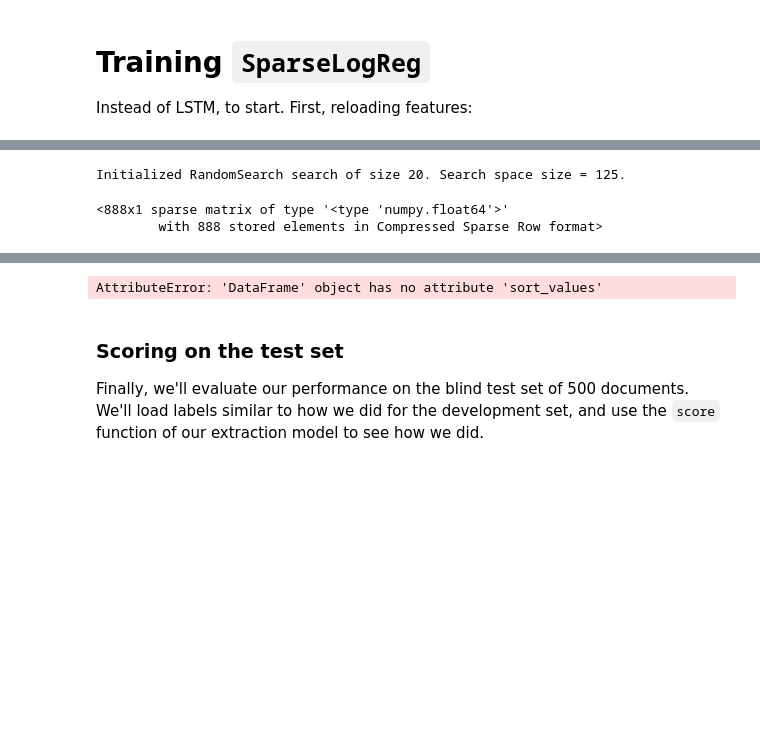
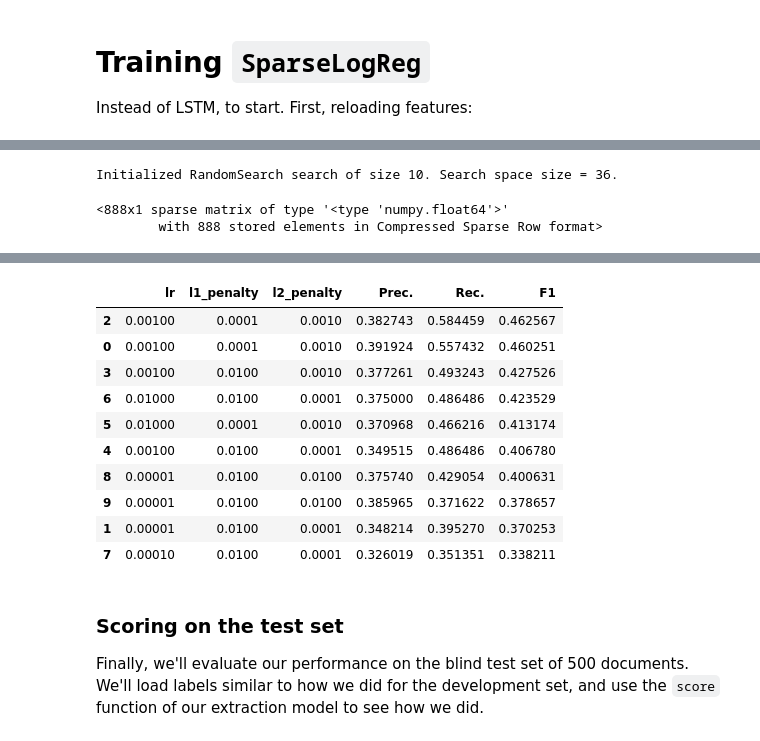
Before and after one commit to tsaxena/snorkel, a Jupyter notebook: tutorials/cdr/CDR_Tutorial_3.ipynb, the cells around one changed output, grey strips where cells are left out. Cells and saved outputs as stored; diff of their text form; code cells hidden in the pictures; blank space fills up the shorter version.

```diff
--- a/tutorials/cdr/CDR_Tutorial_3.ipynb
+++ b/tutorials/cdr/CDR_Tutorial_3.ipynb
@@ -61,13 +55,13 @@ from snorkel.learning.utils import MentionScorer
 from snorkel.learning import RandomSearch, ListParameter, RangeParameter
 
 # Searching over learning rate
-rate_param = RangeParameter('lr', 1e-6, 1e-2, step=1, log_base=10)
-l1_param  = RangeParameter('l1_penalty', 1e-6, 1e-2, step=1, log_base=10)
-l2_param  = RangeParameter('l2_penalty', 1e-6, 1e-2, step=1, log_base=10)
+rate_param = RangeParameter('lr', 1e-5, 1e-2, step=1, log_base=10)
+l1_param  = RangeParameter('l1_penalty', 1e-4, 1e-2, step=1, log_base=10)
+l2_param  = RangeParameter('l2_penalty', 1e-4, 1e-2, step=1, log_base=10)
 
-searcher = RandomSearch(session, disc_model, F_train, train_marginals, [rate_param, l1_param, l2_param], n=20)
+searcher = RandomSearch(session, disc_model, F_train, train_marginals, [rate_param, l1_param, l2_param], n=10)
 # %% [output]
-Initialized RandomSearch search of size 20. Search space size = 125.
+Initialized RandomSearch search of size 10. Search space size = 36.
 # %%
 from snorkel.annotations import load_gold_labels
 L_gold_dev = load_gold_labels(session, annotator_name='gold', split=1)
@@ -78,6 +72,6 @@ L_gold_dev
 # %%
 import numpy as np
 np.random.seed(1701)
-searcher.fit(F_dev, L_gold_dev, n_epochs=50, rebalance=0.5, print_freq=25)
+searcher.fit(F_dev, L_gold_dev, n_epochs=100, rebalance=0.5, print_freq=25)
 # %% [output]
 ============================================================
@@ -100,4 +94,14 @@ searcher.fit(F_dev, L_gold_dev, n_epochs=50, rebalance=0.5, print_freq=25)
-AttributeError: 'DataFrame' object has no attribute 'sort_values'
+|  | lr | l1_penalty | l2_penalty | Prec. | Rec. | F1 |
+| 2 | 0.00100 | 0.0001 | 0.0010 | 0.382743 | 0.584459 | 0.462567 |
+| 0 | 0.00100 | 0.0001 | 0.0010 | 0.391924 | 0.557432 | 0.460251 |
+| 3 | 0.00100 | 0.0100 | 0.0010 | 0.377261 | 0.493243 | 0.427526 |
+| 6 | 0.01000 | 0.0100 | 0.0001 | 0.375000 | 0.486486 | 0.423529 |
+| 5 | 0.01000 | 0.0001 | 0.0010 | 0.370968 | 0.466216 | 0.413174 |
+| 4 | 0.00100 | 0.0100 | 0.0001 | 0.349515 | 0.486486 | 0.406780 |
+| 8 | 0.00001 | 0.0100 | 0.0100 | 0.375740 | 0.429054 | 0.400631 |
+| 9 | 0.00001 | 0.0100 | 0.0100 | 0.385965 | 0.371622 | 0.378657 |
+| 1 | 0.00001 | 0.0100 | 0.0001 | 0.348214 | 0.395270 | 0.370253 |
+| 7 | 0.00010 | 0.0100 | 0.0001 | 0.326019 | 0.351351 | 0.338211 |
 # %% [markdown]
 ### Scoring on the test set
 
```
Also changed, not shown: parts of 3 cells of this notebook, 2 other files.
